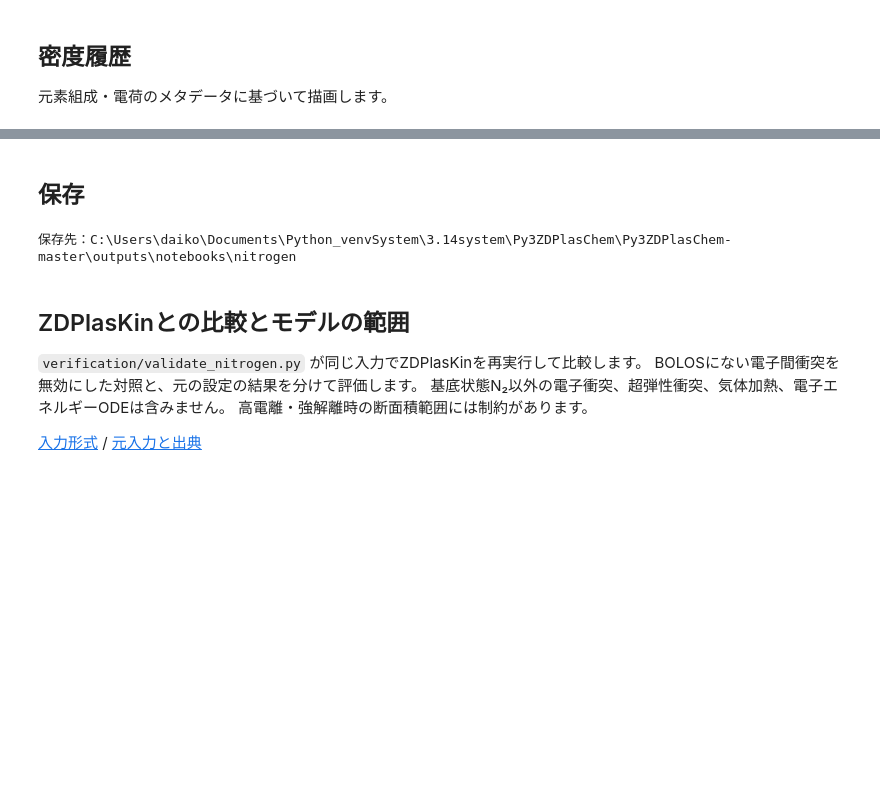
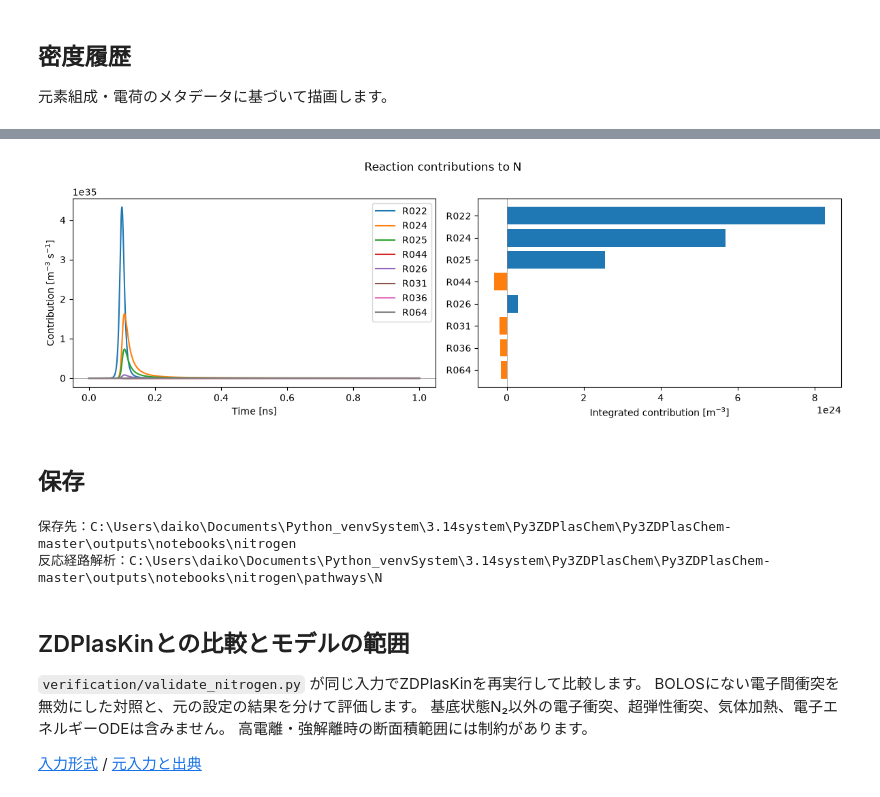
Before and after one commit to keipero/PlasGlo, a Jupyter notebook: notebooks/run_nitrogen.ipynb, the cells around one changed output, grey strips where cells are left out. Saved outputs shown, nothing was run; the diff lists cells and outputs as text; code cells hidden in the pictures; blank space fills up the shorter version.

Commit message:
feat: 反応経路解析と窒素ノートブックへの解析・保存機能を追加
- 反応速度と化学種ごとの生成・消滅寄与を算出
- 指定時間区間の積算寄与、反応順位、グラフデータを出力
- 共通APIと使用方法のドキュメントを整備
- 反応経路解析の自動テストを追加

```diff
--- a/notebooks/run_nitrogen.ipynb
+++ b/notebooks/run_nitrogen.ipynb
@@ -98,10 +158,47 @@ fig
+# %%
+import matplotlib.pyplot as plt
+import numpy as np
+
+top_indices = np.argsort(
+    -np.abs(pathways.integrated_contributions_m3), kind="stable"
+)[:8]
+top_indices = [
+    j for j in top_indices if pathways.integrated_contributions_m3[j] != 0
+]
+pathway_figure, axes = plt.subplots(1, 2, figsize=(12, 4))
+for j in top_indices:
+    axes[0].plot(
+        pathways.time_s * 1e9, pathways.contributions_m3_s[j],
+        label=pathways.reaction_ids[j],
+    )
+axes[0].set(xlabel="Time [ns]", ylabel="Contribution [m$^{-3}$ s$^{-1}$]")
+axes[0].axhline(0, color="gray", linewidth=0.5)
+if top_indices:
+    axes[0].legend()
+values = pathways.integrated_contributions_m3[top_indices]
+axes[1].barh(
+    [pathways.reaction_ids[j] for j in top_indices], values,
+    color=["tab:blue" if value > 0 else "tab:orange" for value in values],
+)
+axes[1].invert_yaxis()
+axes[1].set(xlabel="Integrated contribution [m$^{-3}$]")
+axes[1].axvline(0, color="gray", linewidth=0.5)
+pathway_figure.suptitle(f"Reaction contributions to {TARGET_SPECIES}")
+pathway_figure.tight_layout()
+# %% [output]
+[figure, added]
 # %% [markdown]
 ## 保存
 # %%
 save_result(result, OUTPUT_DIR)
+PATHWAY_DIR = OUTPUT_DIR / "pathways" / TARGET_SPECIES
+save_pathways(pathways, PATHWAY_DIR)
+pathway_figure.savefig(PATHWAY_DIR / "contributions.png", dpi=160)
 print(f"保存先：{OUTPUT_DIR.resolve()}")
+print(f"反応経路解析：{PATHWAY_DIR.resolve()}")
 # %% [output]
 保存先：C:\Users\daiko\Documents\Python_venvSystem\3.14system\Py3ZDPlasChem\Py3ZDPlasChem-master\outputs\notebooks\nitrogen
+反応経路解析：C:\Users\daiko\Documents\Python_venvSystem\3.14system\Py3ZDPlasChem\Py3ZDPlasChem-master\outputs\notebooks\nitrogen\pathways\N
 # %% [markdown]
 ## ZDPlasKinとの比較とモデルの範囲
 
```
Also changed, not shown: parts of 3 cells of this notebook, 6 other files.
